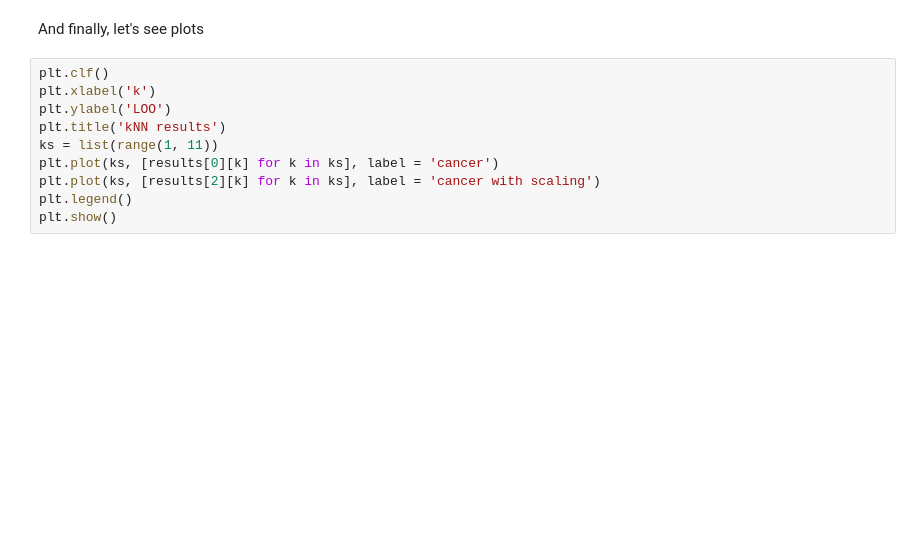
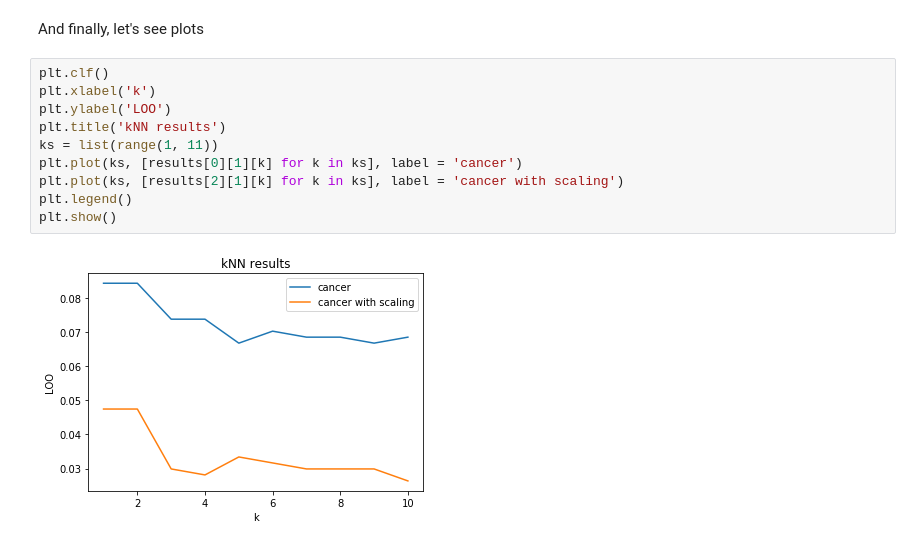
Before and after one commit to Igor-Tukh/machine-learning-hse, a Jupyter notebook: hw01/hw01.ipynb, the cells around one changed output. Drawn from its saved outputs; the diff is of its cells as text; blank space fills up the shorter version.

```diff
--- a/hw01/hw01.ipynb
+++ b/hw01/hw01.ipynb
@@ -127,13 +127,15 @@ And finally, let's see plots
 # %%
 plt.clf()
 plt.xlabel('k')
 plt.ylabel('LOO')
 plt.title('kNN results')
 ks = list(range(1, 11))
-plt.plot(ks, [results[0][k] for k in ks], label = 'cancer')
-plt.plot(ks, [results[2][k] for k in ks], label = 'cancer with scaling')
+plt.plot(ks, [results[0][1][k] for k in ks], label = 'cancer')
+plt.plot(ks, [results[2][1][k] for k in ks], label = 'cancer with scaling')
 plt.legend()
 plt.show()
+# %% [output]
+[figure, added]
 # %%
 plt.clf()
 plt.xlabel('k')
```
Also changed, not shown: parts of 2 cells of this notebook.
